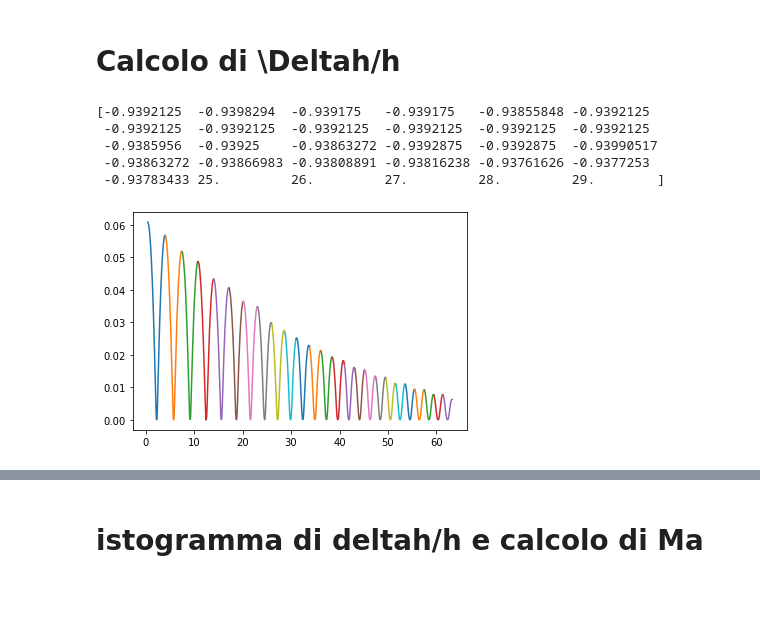
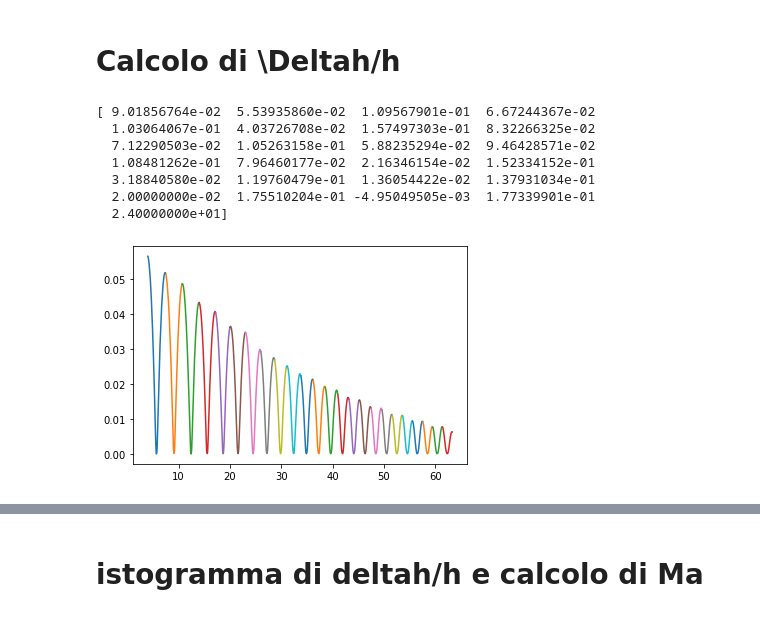
Before and after one commit to unTipicoCapodoglio/prova5, a Jupyter notebook: analisi5d.ipynb, the cells around one changed output, grey strips where cells are left out. Cells and saved outputs as stored; diff of their text form; code cells hidden in the pictures.

```diff
--- a/analisi5d.ipynb
+++ b/analisi5d.ipynb
@@ -24,25 +24,27 @@ print(CUT)
 (array([  18,  534,  539,  700,  854, 1922, 2775, 3161], dtype=int64),)
 # %% [markdown]
 # Calcolo di \Deltah/h
-# %%
-cut=np.array([  18,  200, 375, 534 ,  700,  860, 1000, 1150, 1300, 1435, 1550,1690, 1810, 1928, 2050 ,2158, 2255, 2375,2480, 2580 ,2680, 2777,2877,2975,3070,3164])
-delta_H=np.arange(30.0)
-for i in range(cut.size-1):
-
-    H_=H[cut[i]:cut[i+1]]
-    t_=t[cut[i]:cut[i+1]]
-    delta_H[i]=(H[i]- H[i+1]/ H[i])
-    (delta_H[i])
-    plt.plot(t_,H_)
-
-print(delta_H)
-# %% [output]
-[-0.9392125  -0.9398294  -0.939175   -0.939175   -0.93855848 -0.9392125
- -0.9392125  -0.9392125  -0.9392125  -0.9392125  -0.9392125  -0.9392125
- -0.9385956  -0.93925    -0.93863272 -0.9392875  -0.9392875  -0.93990517
- -0.93863272 -0.93866983 -0.93808891 -0.93816238 -0.93761626 -0.9377253
- -0.93783433 25.         26.         27.         28.         29.        ]
-[figure, removed]
+# %%
+cut=np.array([  18,  200, 375, 534 ,  700,  860, 1000, 1150, 1300, 1435, 1550,1690, 1810, 1928, 2050 ,2158, 2255, 2375,2480, 2580 ,2680, 2777,2877,2975,3070,3164])
+delta_H=np.arange(25.0)
+for i in range(cut.size-1):
+
+    H_=H[cut[i]:cut[i+1]]
+    t_=t[cut[i]:cut[i+1]]
+    delta_H[i]=(H[cut[i]]- H[cut[i+1]])/ H[cut[i]]
+    (delta_H[i])
+    plt.plot(t_,H_)
+
+print(delta_H)
+# %% [output]
+[ 9.01856764e-02  5.53935860e-02  1.09567901e-01  6.67244367e-02
+  1.03064067e-01  4.03726708e-02  1.57497303e-01  8.32266325e-02
+  7.12290503e-02  1.05263158e-01  5.88235294e-02  9.46428571e-02
+  1.08481262e-01  7.96460177e-02  2.16346154e-02  1.52334152e-01
+  3.18840580e-02  1.19760479e-01  1.36054422e-02  1.37931034e-01
+  2.00000000e-02  1.75510204e-01 -4.95049505e-03  1.77339901e-01
+  2.40000000e+01]
+[figure, added]
 # %%
 cut=np.array([  18,  200, 375, 534 ,  700,  860, 1000, 1150, 1300, 1435, 1550,1690, 1810, 1928, 2050 ,2158, 2255, 2375,2480, 2580 ,2680, 2777,2877,2975,3070,3164])
 delta_H=np.arange(13.0)
```
Also changed, not shown: parts of 7 cells of this notebook.
